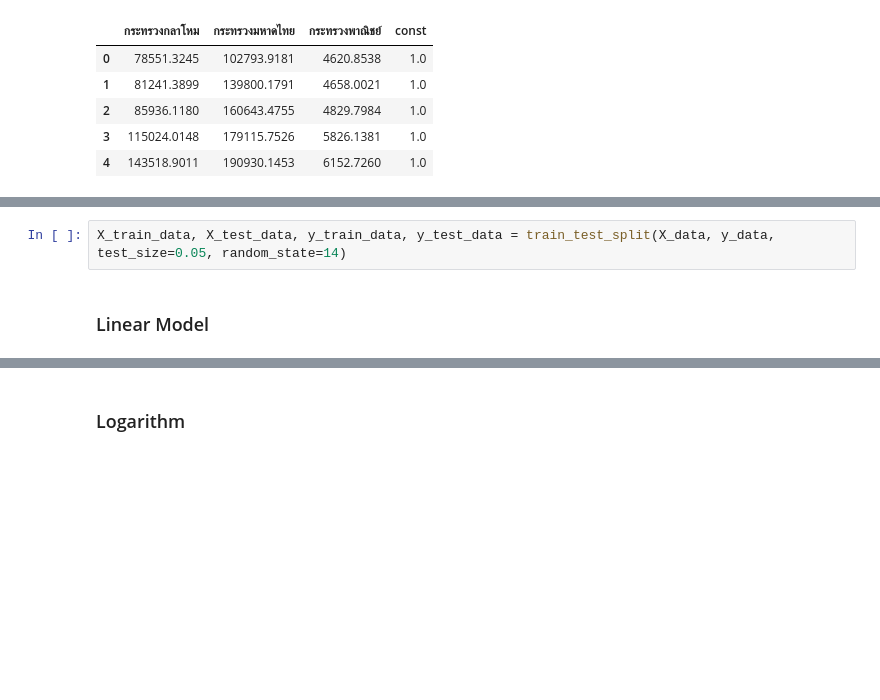
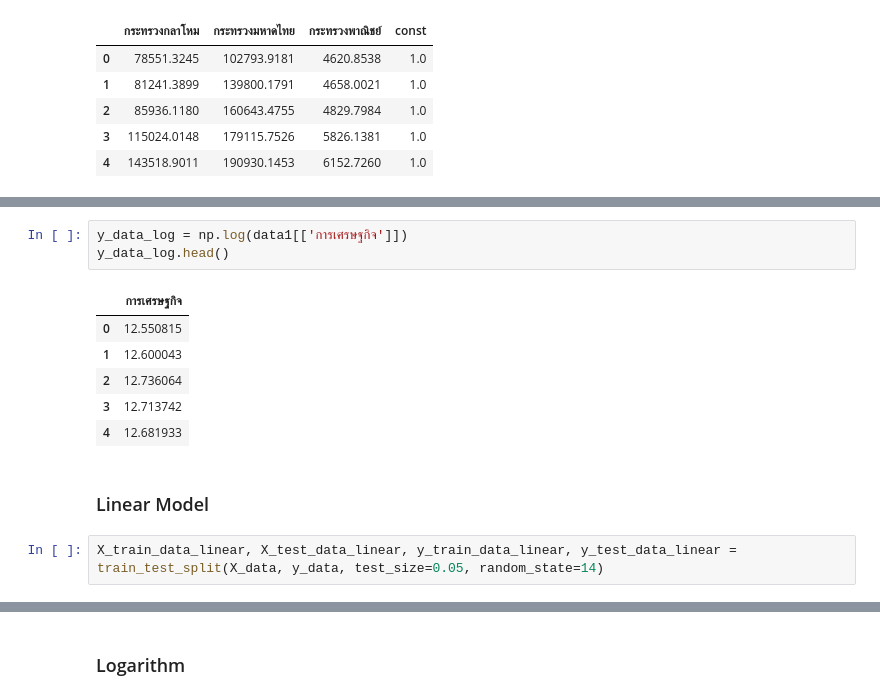
Before and after one commit to pant411/Assignment2_Stat_pp, a Jupyter notebook: part-regression/regression_analysis.ipynb, the cells around one changed output, grey strips where cells are left out. Drawn from its saved outputs; the diff is of its cells as text; blank space fills up the shorter version.

```diff
--- a/part-regression/regression_analysis.ipynb
+++ b/part-regression/regression_analysis.ipynb
@@ -326,6 +337,16 @@ Name: การเศรษฐกิจ, dtype: float64
-# %%
-X_train_data, X_test_data, y_train_data, y_test_data = train_test_split(X_data, y_data, test_size=0.05, random_state=14)
+# %%
+y_data_log = np.log(data1[['การเศรษฐกิจ']])
+y_data_log.head()
+# %% [output]
+|  | การเศรษฐกิจ |
+| 0 | 12.550815 |
+| 1 | 12.600043 |
+| 2 | 12.736064 |
+| 3 | 12.713742 |
+| 4 | 12.681933 |
 # %% [markdown]
 ### Linear Model
+# %%
+X_train_data_linear, X_test_data_linear, y_train_data_linear, y_test_data_linear = train_test_split(X_data, y_data, test_size=0.05, random_state=14)
 # %%
 linear_m = LinearRegression()
```
Also changed, not shown: parts of 48 cells of this notebook.
